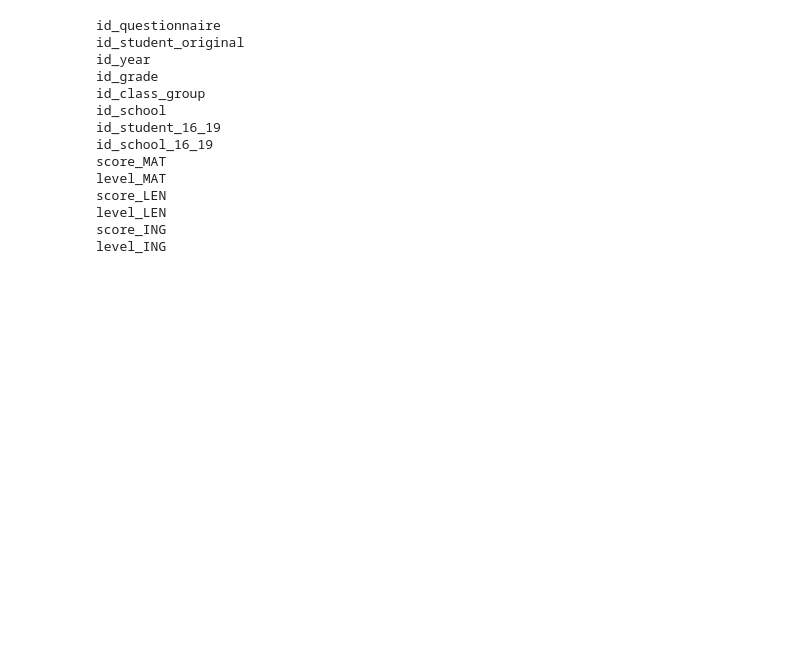
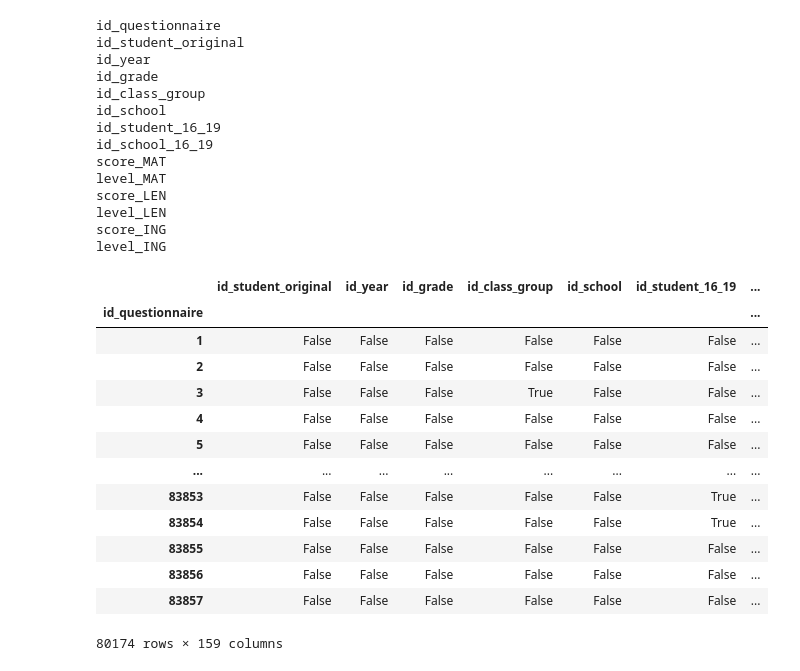
Before and after one commit to aequitas-aod/experiment-ull-dataset-preprocessing, a Jupyter notebook: src/pre_processing/notebooks/main.ipynb, the cells around one changed output. Drawn from its saved outputs; the diff is of its cells as text; code cells hidden in the pictures; blank space fills up the shorter version.

```diff
--- a/src/pre_processing/notebooks/main.ipynb
+++ b/src/pre_processing/notebooks/main.ipynb
@@ -273,3 +253,20 @@ for col, details in meta_data.items():
                 # if distinct_in_col not in value:
                 if not set(distinct_in_col).issubset(set(value)):
                     print(f""""NO IN LIST\n\tcol:{col}, distinct_in_col:{distinct_in_col}, value:{value}""")
+# %%
+df.set_index("id_questionnaire").isna()
+# %% [output]
+|  | id_student_original | id_year | id_grade | id_class_group | id_school | id_student_16_19 | ... |
+| id_questionnaire |  |  |  |  |  |  | ... |
+| 1 | False | False | False | False | False | False | ... |
+| 2 | False | False | False | False | False | False | ... |
+| 3 | False | False | False | True | False | False | ... |
+| 4 | False | False | False | False | False | False | ... |
+| 5 | False | False | False | False | False | False | ... |
+| ... | ... | ... | ... | ... | ... | ... | ... |
+| 83853 | False | False | False | False | False | True | ... |
+| 83854 | False | False | False | False | False | True | ... |
+| 83855 | False | False | False | False | False | False | ... |
+| 83856 | False | False | False | False | False | False | ... |
+| 83857 | False | False | False | False | False | False | ... |
+80174 rows × 159 columns
```
Also changed, not shown: parts of 1 cell of this notebook, 19 other files.
